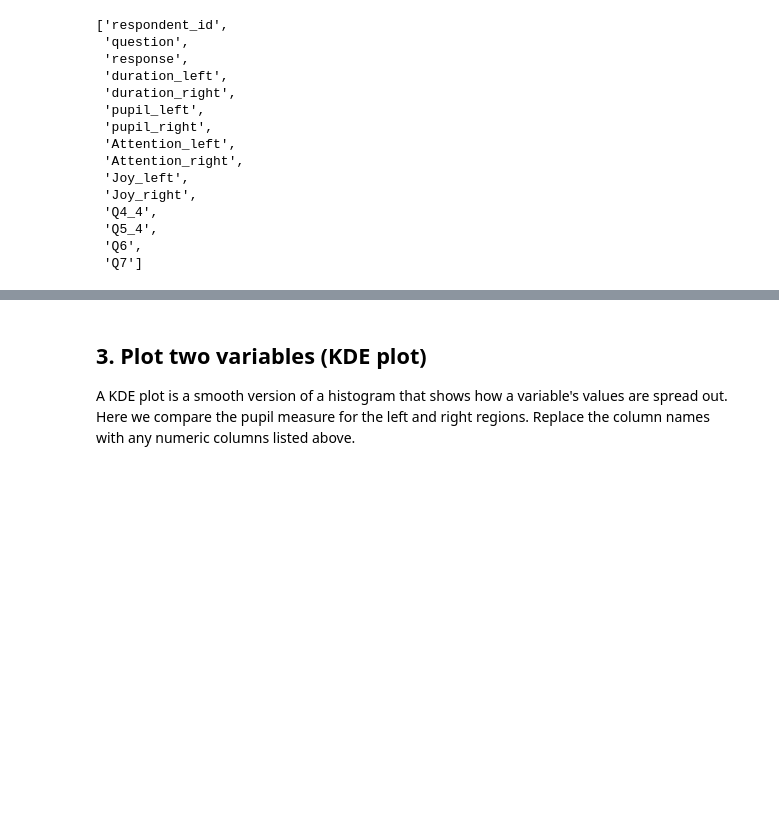
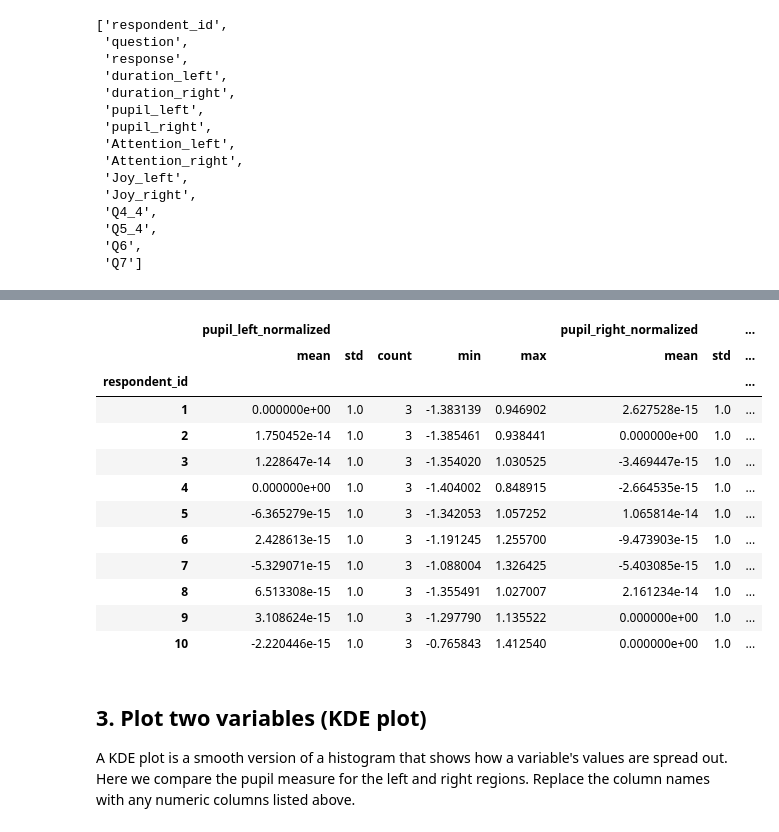
Before and after one commit to UNO-CAB-Lab/python-parsing, a Jupyter notebook: Analysis.ipynb, the cells around one changed output, grey strips where cells are left out. Saved outputs shown, nothing was run; the diff lists cells and outputs as text; code cells hidden in the pictures; blank space fills up the shorter version.

```diff
--- a/Analysis.ipynb
+++ b/Analysis.ipynb
@@ -158,3 +164,19 @@ list(panel.columns)
+# %%
+CBACABLab.returnDescriptiveStatsByRespondent(normalized_panel, sensor_columns=["pupil_left_normalized", "pupil_right_normalized"])
+# %% [output]
+|  | pupil_left_normalized |  |  |  |  | pupil_right_normalized |  | ... |
+|  | mean | std | count | min | max | mean | std | ... |
+| respondent_id |  |  |  |  |  |  |  | ... |
+| 1 | 0.000000e+00 | 1.0 | 3 | -1.383139 | 0.946902 | 2.627528e-15 | 1.0 | ... |
+| 2 | 1.750452e-14 | 1.0 | 3 | -1.385461 | 0.938441 | 0.000000e+00 | 1.0 | ... |
+| 3 | 1.228647e-14 | 1.0 | 3 | -1.354020 | 1.030525 | -3.469447e-15 | 1.0 | ... |
+| 4 | 0.000000e+00 | 1.0 | 3 | -1.404002 | 0.848915 | -2.664535e-15 | 1.0 | ... |
+| 5 | -6.365279e-15 | 1.0 | 3 | -1.342053 | 1.057252 | 1.065814e-14 | 1.0 | ... |
+| 6 | 2.428613e-15 | 1.0 | 3 | -1.191245 | 1.255700 | -9.473903e-15 | 1.0 | ... |
+| 7 | -5.329071e-15 | 1.0 | 3 | -1.088004 | 1.326425 | -5.403085e-15 | 1.0 | ... |
+| 8 | 6.513308e-15 | 1.0 | 3 | -1.355491 | 1.027007 | 2.161234e-14 | 1.0 | ... |
+| 9 | 3.108624e-15 | 1.0 | 3 | -1.297790 | 1.135522 | 0.000000e+00 | 1.0 | ... |
+| 10 | -2.220446e-15 | 1.0 | 3 | -0.765843 | 1.412540 | 0.000000e+00 | 1.0 | ... |
 # %% [markdown]
 ## 3. Plot two variables (KDE plot)
 
```
Also changed, not shown: parts of 6 cells of this notebook, 1 other file.
